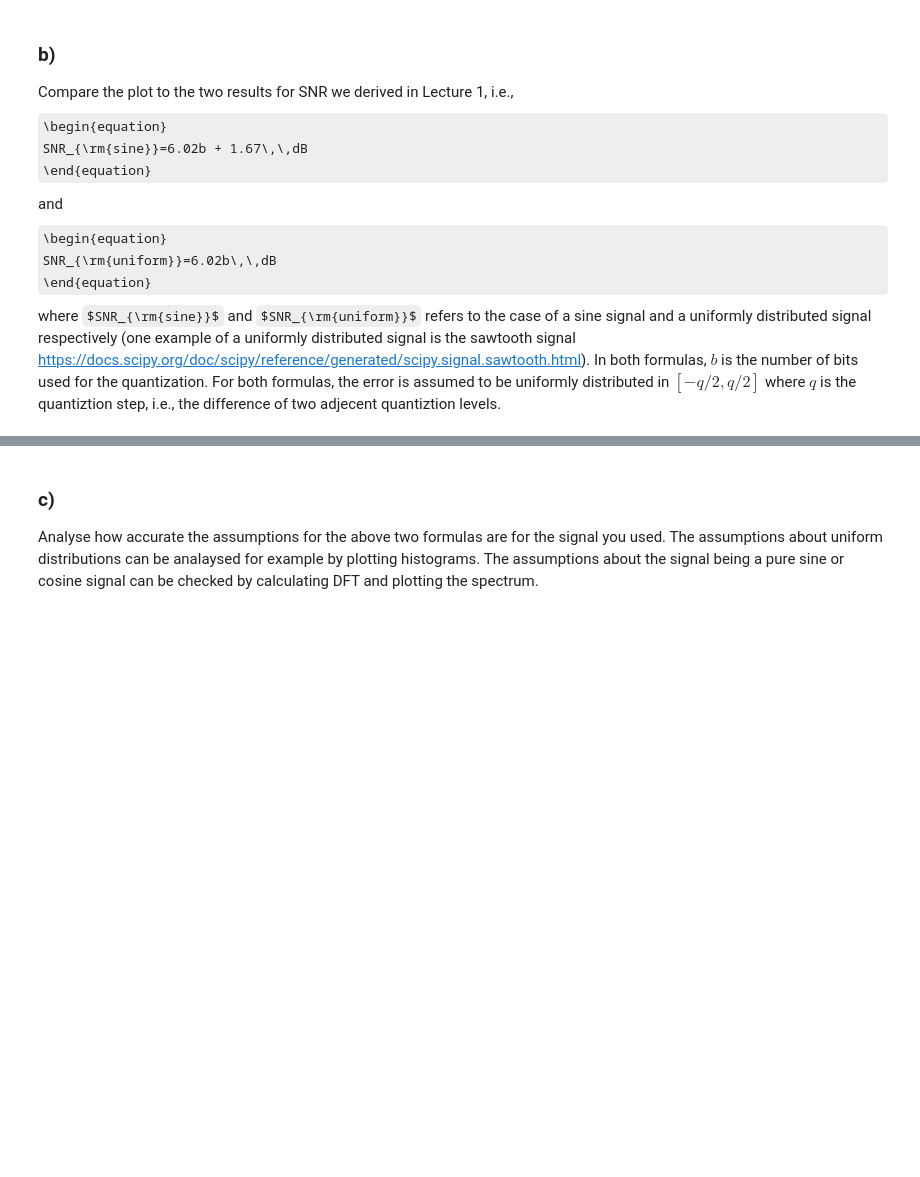
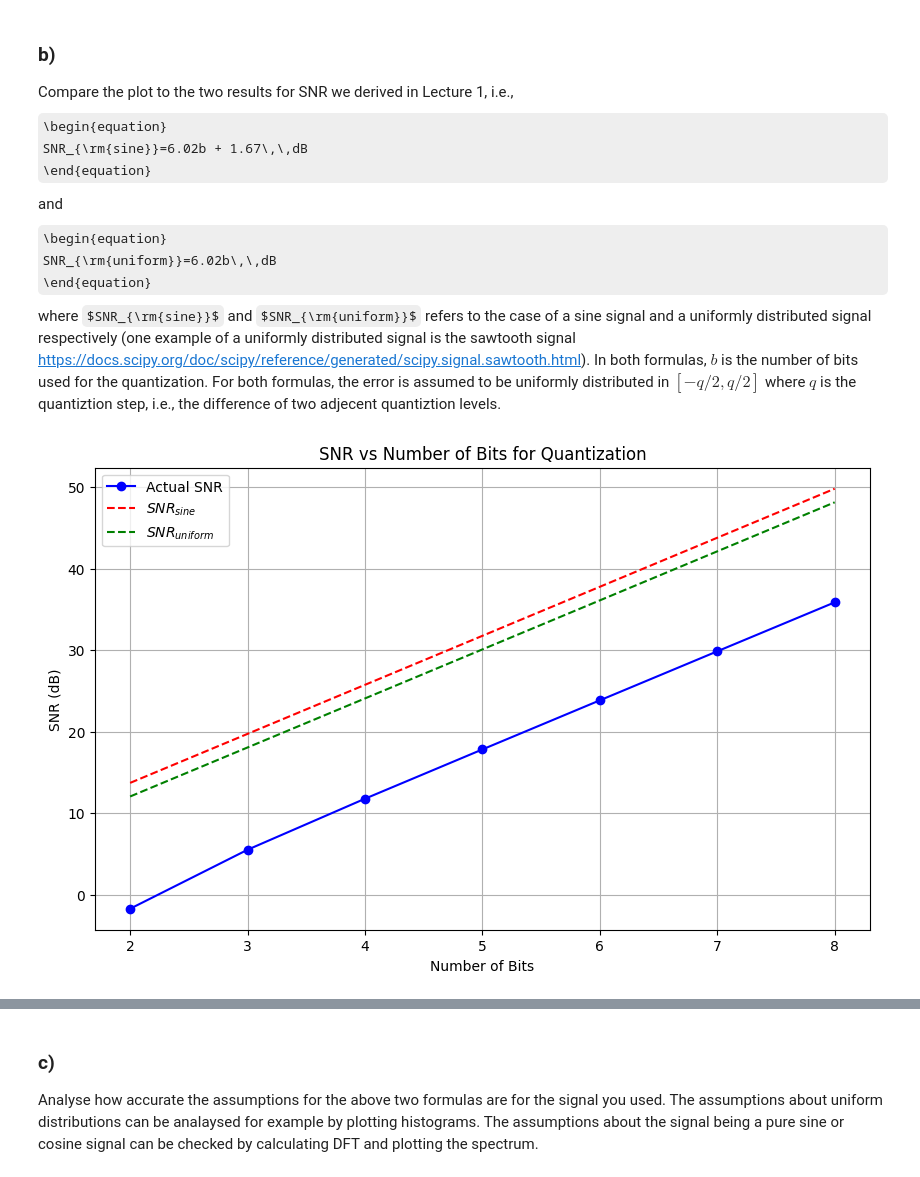
Before and after one commit to LukasFoltyn/czsa-first-homework, a Jupyter notebook: CZSa_2024_HW1.ipynb, the cells around one changed output, grey strips where cells are left out. Cells and saved outputs as stored; diff of their text form; code cells hidden in the pictures; some formulas as TeX source; blank space fills up the shorter version.

```diff
--- a/CZSa_2024_HW1.ipynb
+++ b/CZSa_2024_HW1.ipynb
@@ -52,7 +56,7 @@ def quantize(x, b=4, level_at_zero=False):
 
     return xq
 
-# Returns the input normalized so that is in [0,1]
+# Returns the input normalized so that is in [-1,1]
 def normalize(x):
     return 2*(x - np.min(x)) / (np.max(x) - np.min(x))-1, np.max(x),  np.min(x)
 
@@ -71,13 +75,14 @@ def calculate_snr(original_signal, quantized_signal):
     # Calculate SNR in decibels
     snr = 10 * np.log10(signal_power / noise_power)
 
-    return snr
+    return snr, (original_signal - quantized_signal)
 # %% [markdown]
 Why calculating power is sufficient in this case: In the discrete case, when the signal is finite in length, calculating the sum of squared values (energy) is equivalent to computing the mean (power) if you are comparing over the same interval. Both methods provide a valid SNR. In fact, when comparing two signals over the same number of samples, the relative ratio of their energies is the same as the ratio of their powers.
 # %%
 # Bit depths from 2 to 8
 bits = np.arange(2, 9)
 snr_values = []
+err_values = []
 
 # Normalize the signal
 a_normalized, ma, mi = normalize(a)
@@ -87,8 +92,9 @@ for b in bits:
     a_quantized = np.array(quantize(a_normalized, b))
 
     # Calculate SNR for the current quantization
-    snr = calculate_snr(a_normalized, a_quantized)
+    snr, err = calculate_snr(a_normalized, a_quantized)
     snr_values.append(snr)
+    err_values.append(err)
 
 # Plotting SNR vs Number of Bits
 plt.figure(figsize=(10, 6))
@@ -128,3 +134,25 @@ and
 SNR_{\rm{uniform}}=6.02b\,\,dB
 \end{equation}
 where $SNR_{\rm{sine}}$ and $SNR_{\rm{uniform}}$ refers to the case of a sine signal and a uniformly distributed signal respectively (one example of a uniformly distributed signal is the sawtooth signal [https://docs.scipy.org/doc/scipy/reference/generated/scipy.signal.sawtooth.html](https://docs.scipy.org/doc/scipy/reference/generated/scipy.signal.sawtooth.html)). In both formulas, $b$ is the number of bits used for the quantization. For both formulas, the error is assumed to be uniformly distributed in $[-q/2, q/2]$ where $q$ is the quantiztion step, i.e., the difference of two adjecent quantiztion levels.
+# %%
+# Theoretical SNR values for sine and uniform signals
+snr_sine = 6.02 * bits + 1.67
+snr_uniform = 6.02 * bits
+
+# Plotting
+plt.figure(figsize=(10, 6))
+plt.plot(bits, snr_values, marker='o', linestyle='-', color='b', label='Actual SNR')
+plt.plot(bits, snr_sine, linestyle='--', color='r', label='$SNR_{sine}$')
+plt.plot(bits, snr_uniform, linestyle='--', color='g', label='$SNR_{uniform}$')
+
+# Titles and labels
+plt.title('SNR vs Number of Bits for Quantization')
+plt.xlabel('Number of Bits')
+plt.ylabel('SNR (dB)')
+plt.grid(True)
+plt.legend()
+
+# Show plot
+plt.show()
+# %% [output]
+[figure, added]
```
Also changed, not shown: parts of 7 cells of this notebook.
